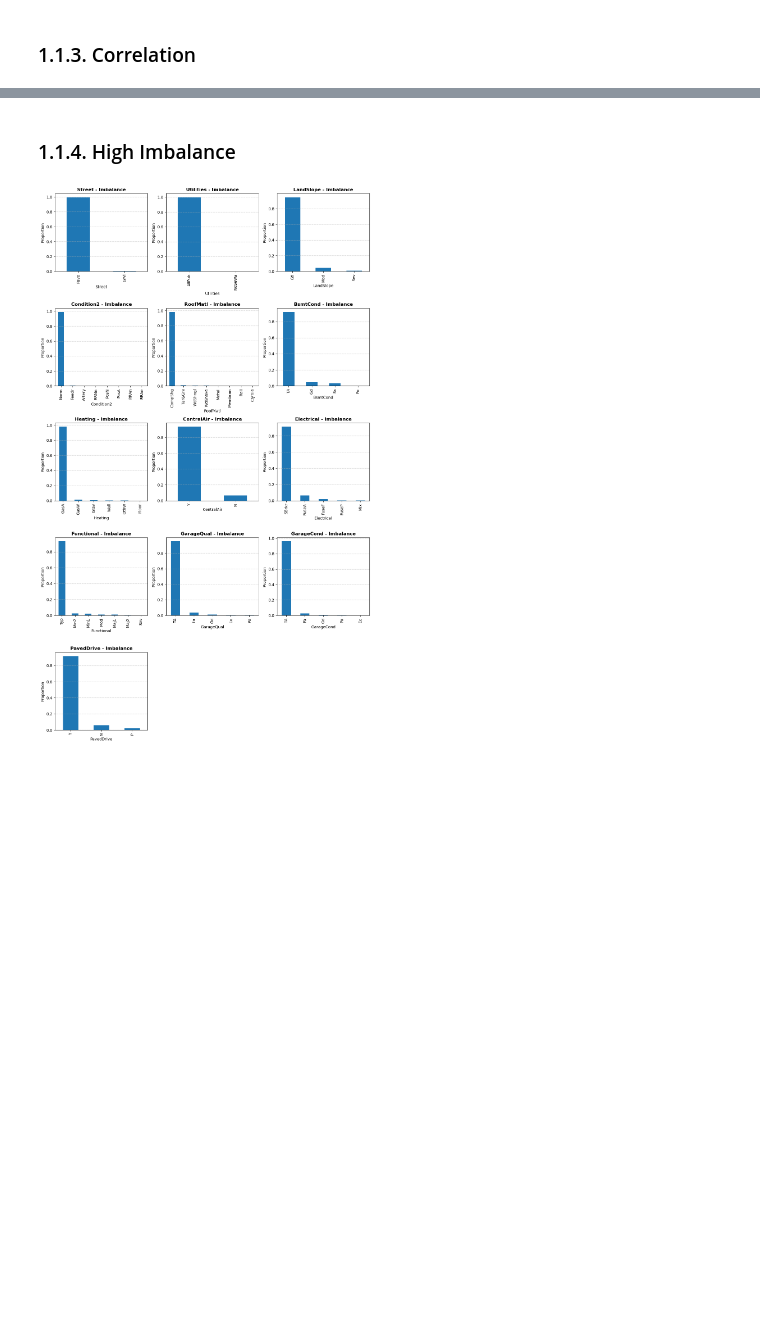
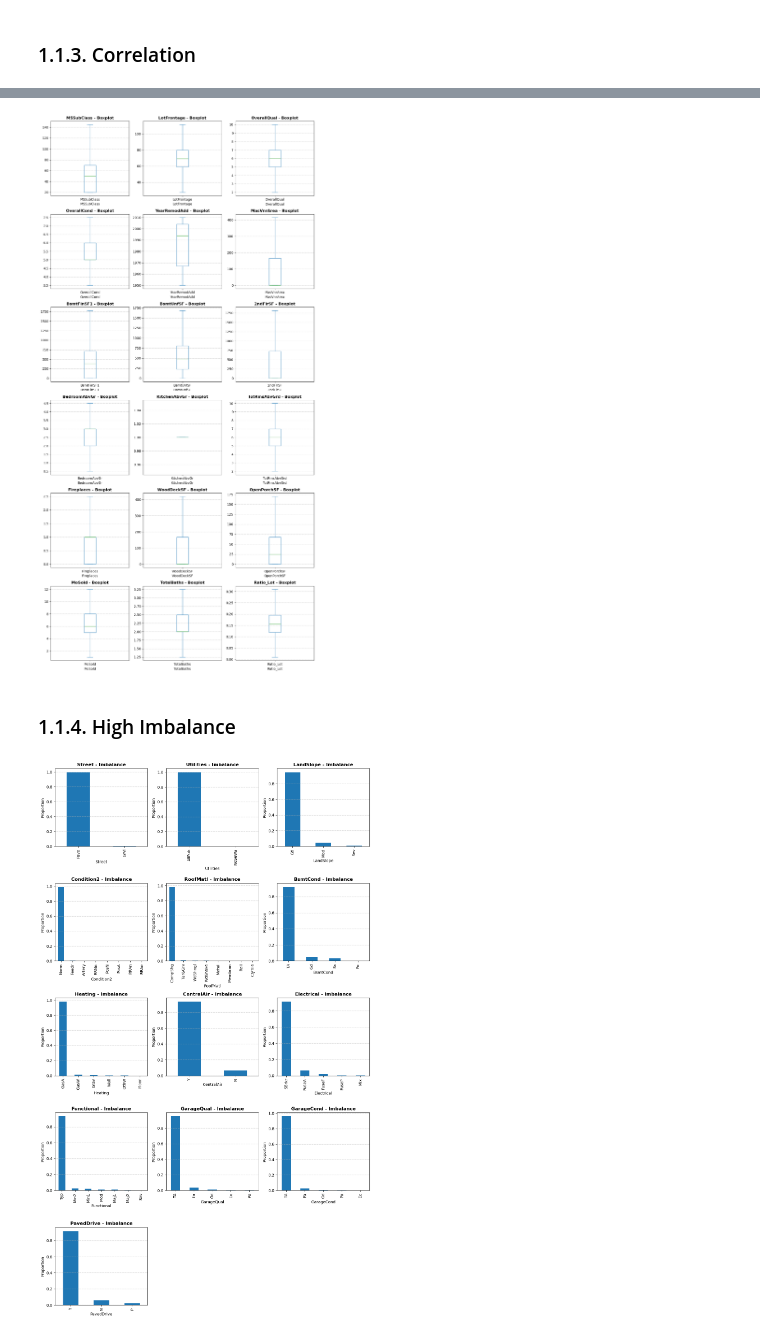
Before and after one commit to Panis26/Portafolio, a Jupyter notebook: MachineLearning/Regresion_HousingPrices/modelo_regresion.ipynb, the cells around one changed output, grey strips where cells are left out. Saved outputs shown, nothing was run; the diff lists cells and outputs as text; code cells hidden in the pictures; blank space fills up the shorter version.

```diff
--- a/MachineLearning/Regresion_HousingPrices/modelo_regresion.ipynb
+++ b/MachineLearning/Regresion_HousingPrices/modelo_regresion.ipynb
@@ -165,3 +204,35 @@ total columns: 58
+# %%
+# Transforming the variables with outliers
+for col in numerical_cols:
+    q1 = data_train[col].quantile(0.25)
+    q3 = data_train[col].quantile(0.75)
+    iqr = q3 - q1
+
+    data_train[col] = np.where(data_train[col] < (q1 - 1.5 * iqr), q1 - 1.5 * iqr, data_train[col])
+    data_train[col] = np.where(data_train[col] > (q3 + 1.5 * iqr), q3 + 1.5 * iqr, data_train[col])
+# %%
+# Graph in subplots the boxplot of the numerical columns
+cols = 3
+rows = int(np.ceil(len(numerical_cols) / cols))
+
+fig, axes = plt.subplots(rows, cols, figsize=(cols * 4, rows * 4))
+axes = axes.flatten()
+
+for i, col in enumerate(numerical_cols):
+    ax = axes[i]
+    data_train[col].plot(kind='box', ax=ax)
+
+    ax.set_title(f"{col} - Boxplot", fontsize=12, fontweight="bold")
+    ax.set_xlabel(col)
+    ax.grid(axis="y", linestyle="--", alpha=0.7)
+
+for j in range(i + 1, len(axes)):
+    fig.delaxes(axes[j])
+
+plt.tight_layout()
+plt.show()
+# %% [output]
+[figure, added]
 # %% [markdown]
 ### 1.1.4. High Imbalance
 # %%
```
Also changed, not shown: parts of 21 cells of this notebook.
